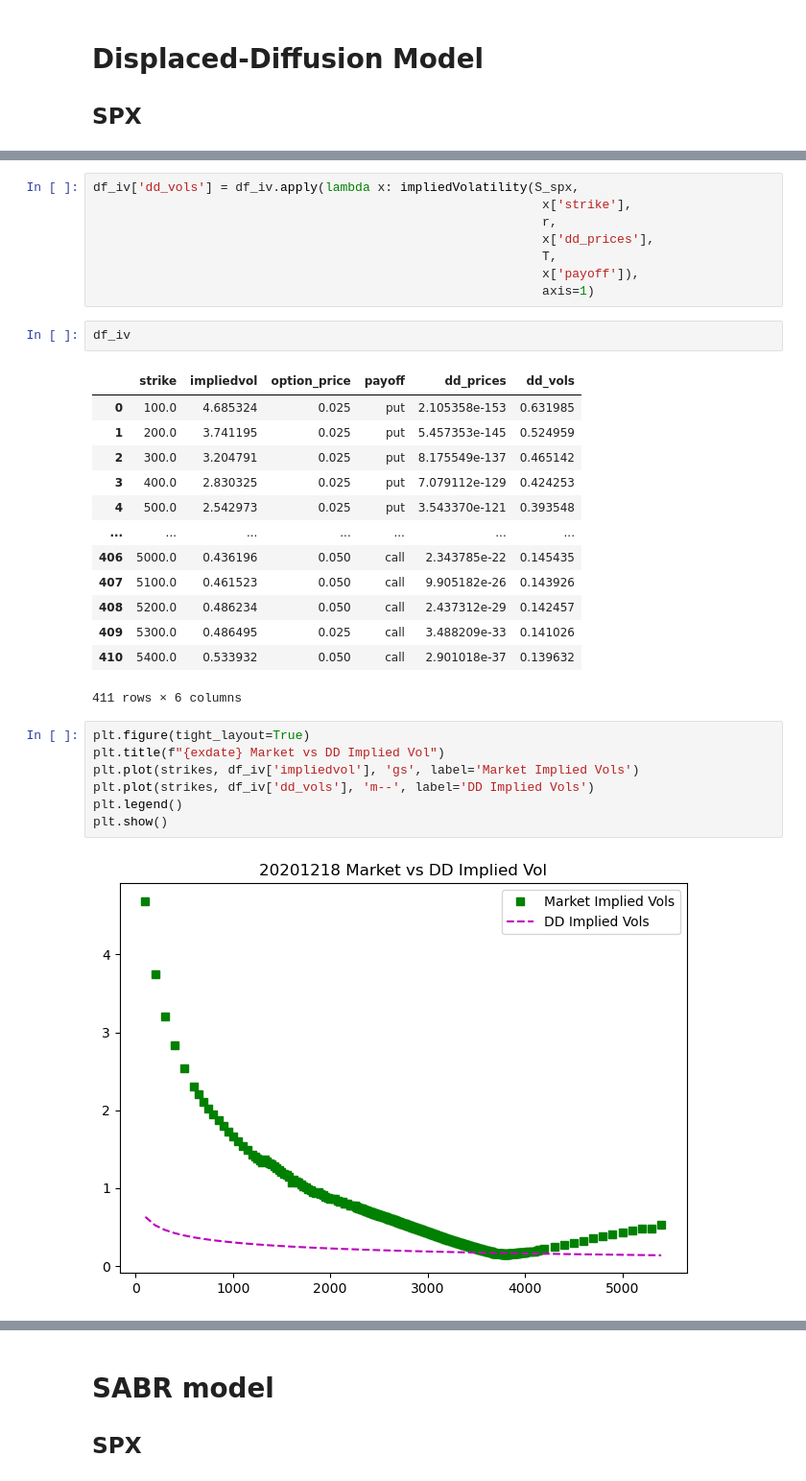
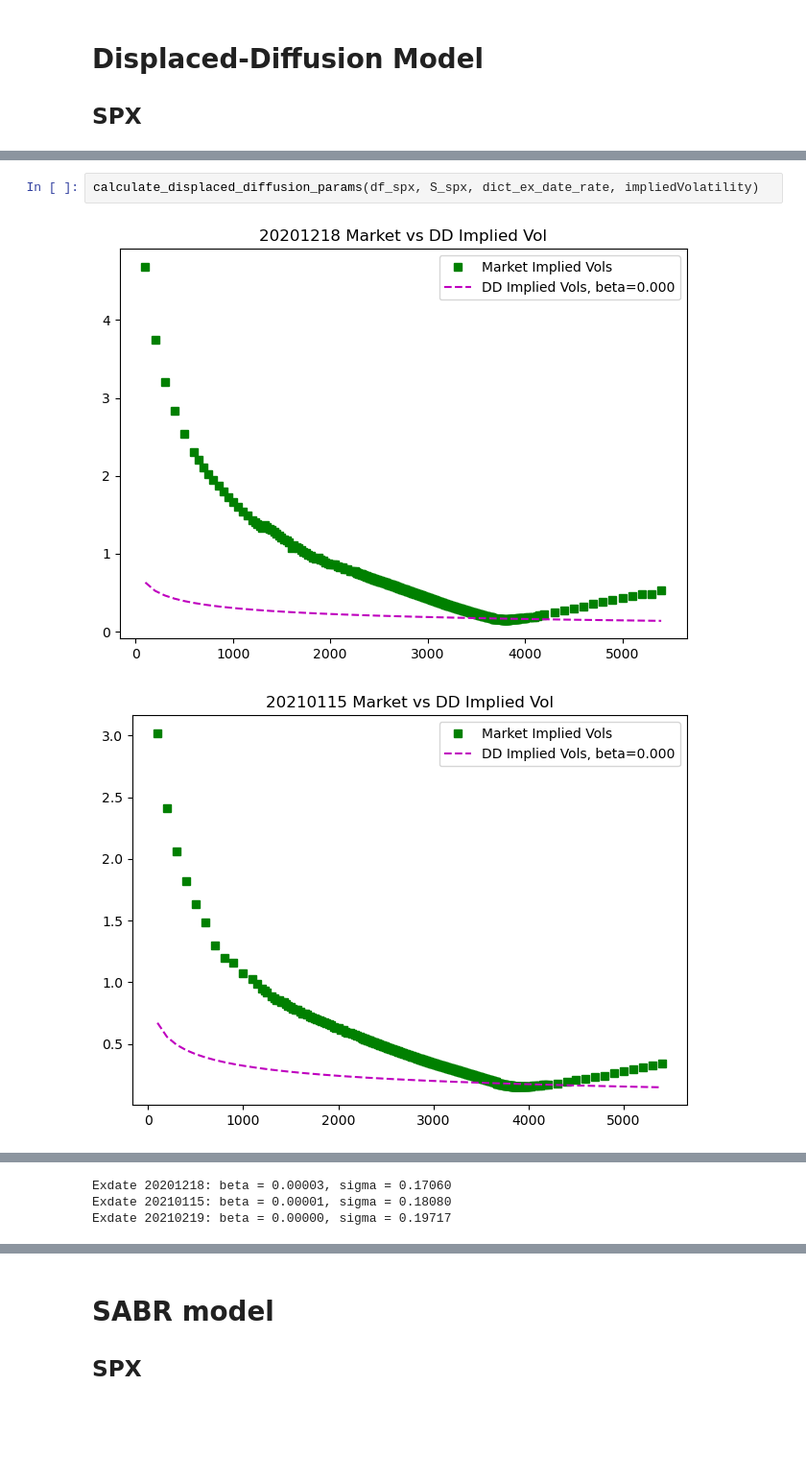
Before and after one commit to changjulian17/mqf_practice, a Jupyter notebook: QF620_Stochastic Modelling_in_Finance/Project/Part2_v3.ipynb, the cells around one changed output, grey strips where cells are left out. Shown at 96% size. Saved outputs shown, nothing was run; the diff lists cells and outputs as text; blank space fills up the shorter version.

```diff
--- a/QF620_Stochastic Modelling_in_Finance/Project/Part2_v3.ipynb
+++ b/QF620_Stochastic Modelling_in_Finance/Project/Part2_v3.ipynb
@@ -417,33 +421,5 @@ df_iv
-# %%
-df_iv['dd_vols'] = df_iv.apply(lambda x: impliedVolatility(S_spx,
-                                                            x['strike'],
-                                                            r,
-                                                            x['dd_prices'],
-                                                            T,
-                                                            x['payoff']),
-                                                            axis=1)
-# %%
-df_iv
-# %% [output]
-|  | strike | impliedvol | option_price | payoff | dd_prices | dd_vols |
-| 0 | 100.0 | 4.685324 | 0.025 | put | 2.105358e-153 | 0.631985 |
-| 1 | 200.0 | 3.741195 | 0.025 | put | 5.457353e-145 | 0.524959 |
-| 2 | 300.0 | 3.204791 | 0.025 | put | 8.175549e-137 | 0.465142 |
-| 3 | 400.0 | 2.830325 | 0.025 | put | 7.079112e-129 | 0.424253 |
-| 4 | 500.0 | 2.542973 | 0.025 | put | 3.543370e-121 | 0.393548 |
-| ... | ... | ... | ... | ... | ... | ... |
-| 406 | 5000.0 | 0.436196 | 0.050 | call | 2.343785e-22 | 0.145435 |
-| 407 | 5100.0 | 0.461523 | 0.050 | call | 9.905182e-26 | 0.143926 |
-| 408 | 5200.0 | 0.486234 | 0.050 | call | 2.437312e-29 | 0.142457 |
-| 409 | 5300.0 | 0.486495 | 0.025 | call | 3.488209e-33 | 0.141026 |
-| 410 | 5400.0 | 0.533932 | 0.050 | call | 2.901018e-37 | 0.139632 |
-411 rows × 6 columns
-# %%
-plt.figure(tight_layout=True)
-plt.title(f"{exdate} Market vs DD Implied Vol")
-plt.plot(strikes, df_iv['impliedvol'], 'gs', label='Market Implied Vols')
-plt.plot(strikes, df_iv['dd_vols'], 'm--', label='DD Implied Vols')
-plt.legend()
-plt.show()
-# %% [output]
-[figure, removed]
+# %%
+calculate_displaced_diffusion_params(df_spx, S_spx, dict_ex_date_rate, impliedVolatility)
+# %% [output]
+[figure, added]
+[figure, added]
@@ -449,0 +427,3 @@ plt.show()
+Exdate 20201218: beta = 0.00003, sigma = 0.17060
+Exdate 20210115: beta = 0.00001, sigma = 0.18080
+Exdate 20210219: beta = 0.00000, sigma = 0.19717
```
Also changed, not shown: parts of 10 cells of this notebook.
